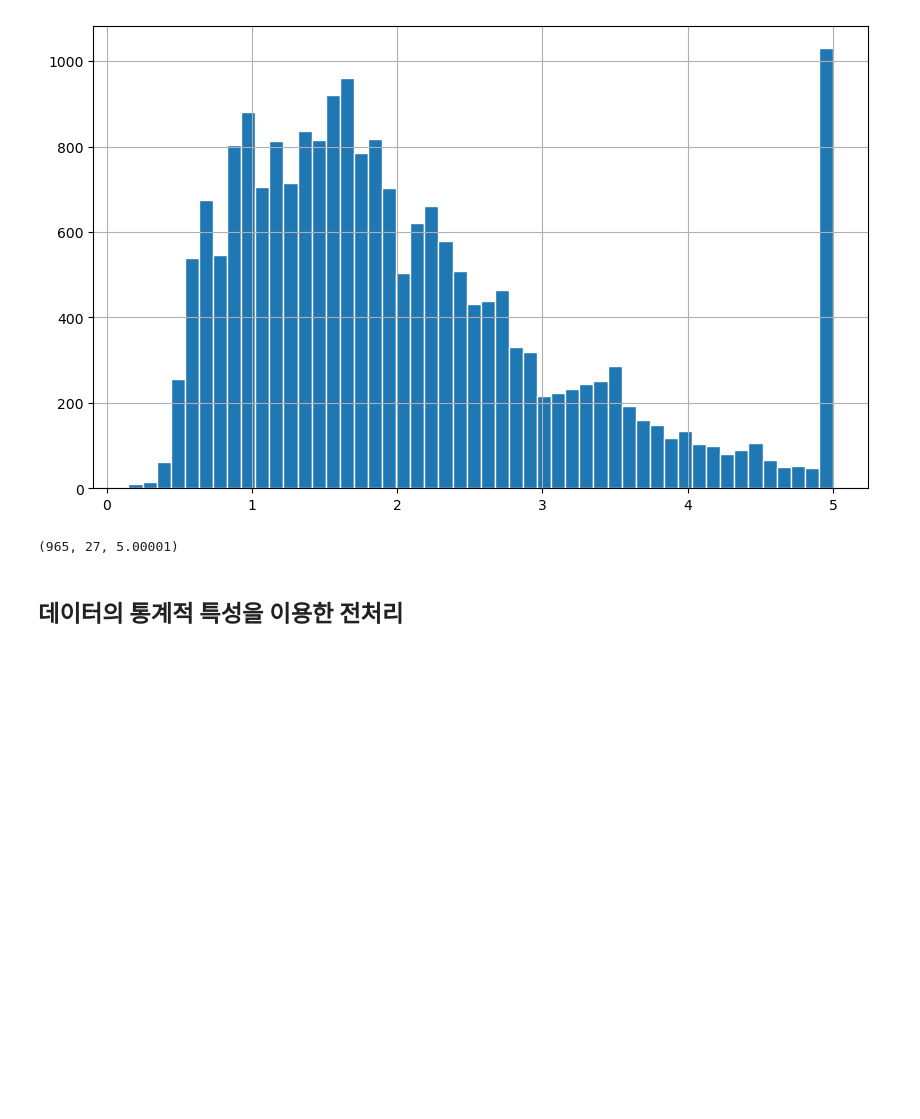
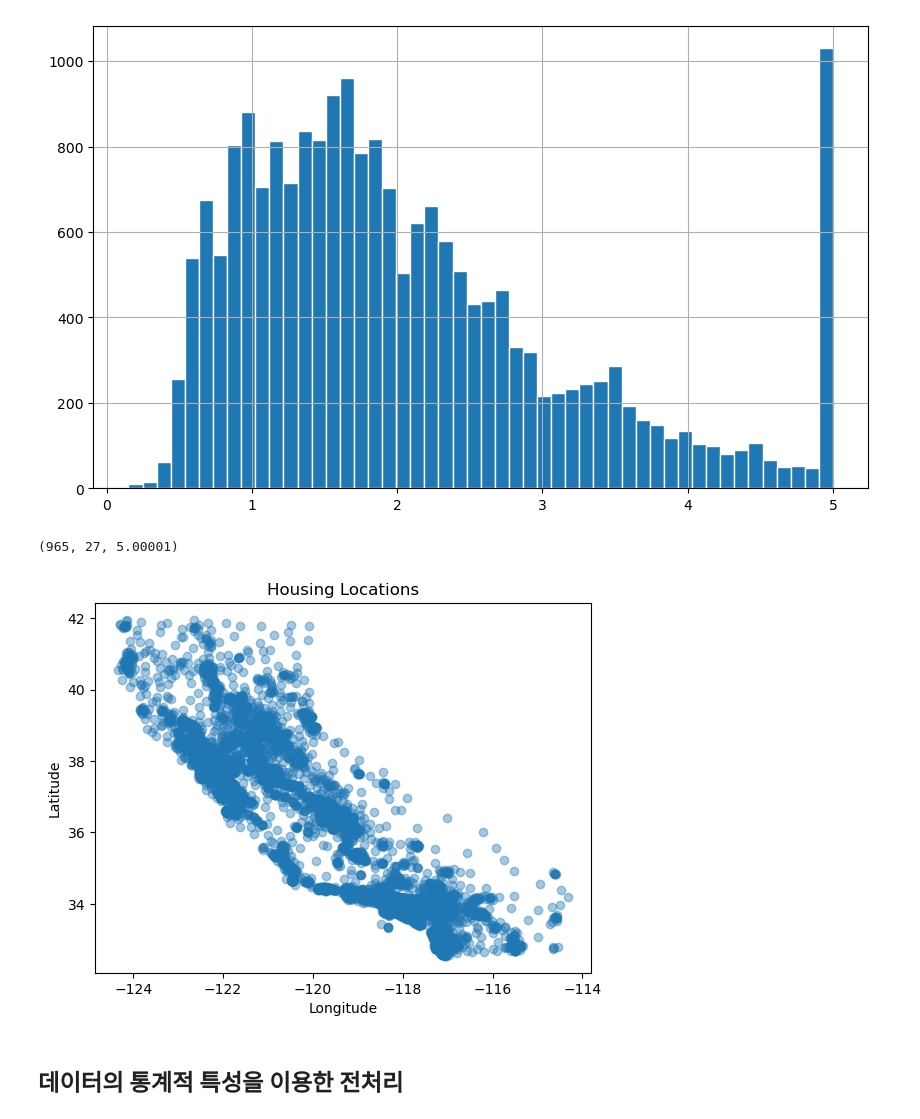
Before and after one commit to cherrima/hipython, a Jupyter notebook: Learning/12_california_housing.ipynb, the cells around one changed output. Saved outputs shown, nothing was run; the diff lists cells and outputs as text; code cells hidden in the pictures; blank space fills up the shorter version.

```diff
--- a/Learning/12_california_housing.ipynb
+++ b/Learning/12_california_housing.ipynb
@@ -101,6 +101,16 @@ house_df['Price'].hist(bins=50, figsize=(10, 6), edgecolor='white')
 len(house_df[house_df['Price'] > 5.0]), len(house_df[house_df['Price'] == 5.0]), float(house_df['Price'].max())
 # %% [output]
 (965, 27, 5.00001)
+# %%
+import matplotlib.pyplot as plt
+
+plt.scatter(house_df['Longitude'], house_df['Latitude'], alpha=0.4)
+plt.xlabel('Longitude')
+plt.ylabel('Latitude')
+plt.title('Housing Locations')
+plt.show()
+# %% [output]
+[figure, added]
 # %% [markdown]
 ## 데이터의 통계적 특성을 이용한 전처리
 # %%
```
